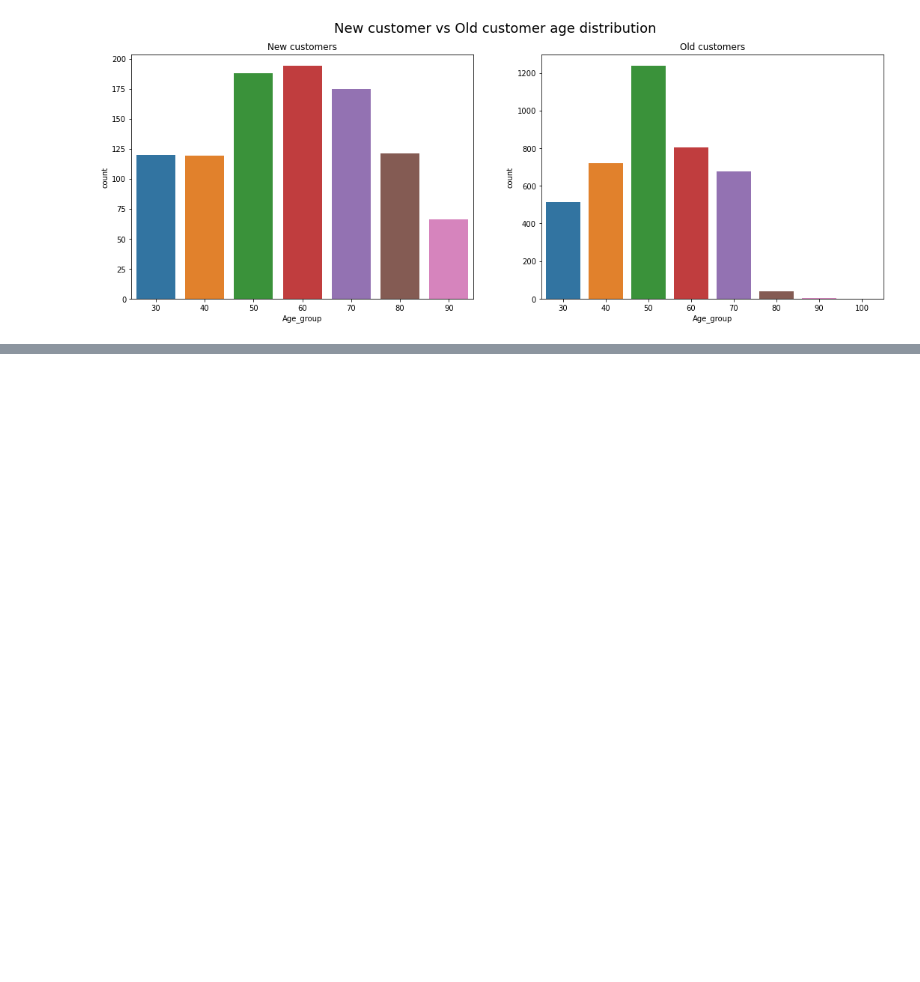
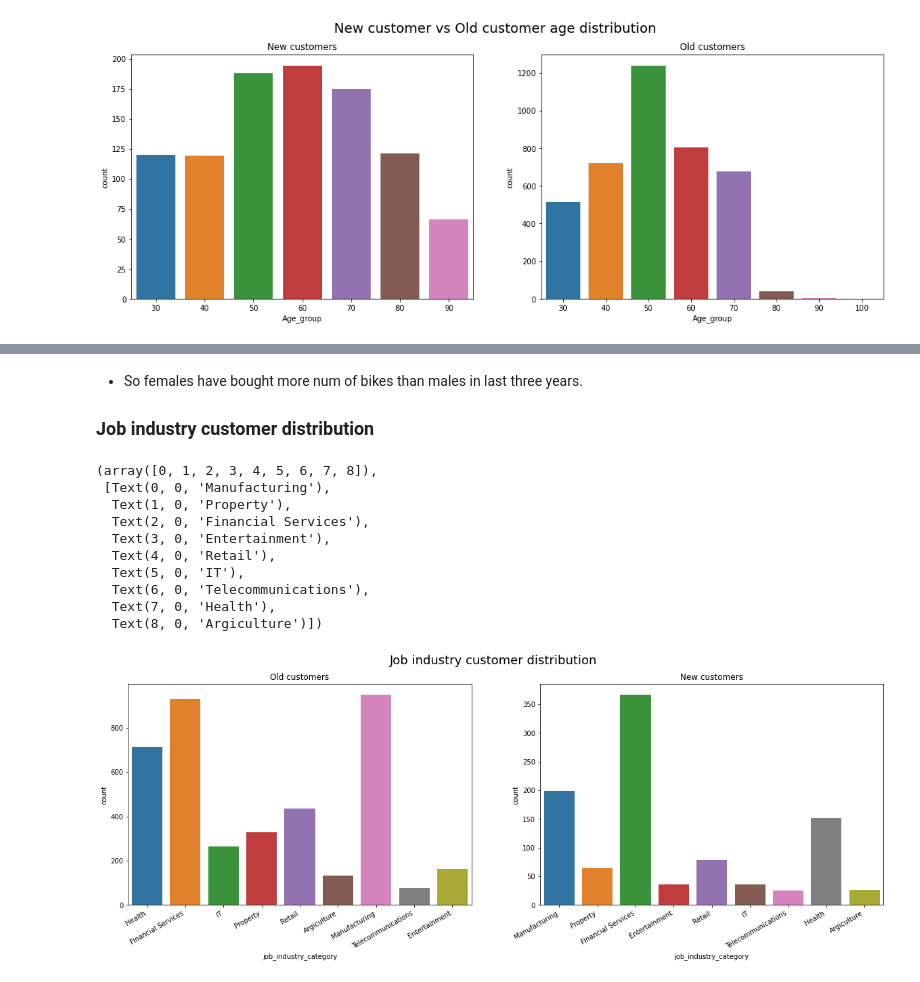
Before and after one commit to Jagadeeshkumaryanda/Customer_Segmentation_Analysis, a Jupyter notebook: Exploratory Data Analysis.ipynb, the cells around one changed output, grey strips where cells are left out. Cells and saved outputs as stored; diff of their text form; code cells hidden in the pictures; blank space fills up the shorter version.

```diff
--- a/Exploratory Data Analysis.ipynb
+++ b/Exploratory Data Analysis.ipynb
@@ -117,0 +144,29 @@ Text(0.5, 1.0, 'Old customers')
+# %% [markdown]
+* So females have bought more num of bikes than males in last three years.
+
+### Job industry customer distribution
+# %%
+plt.figure(figsize=(20,6))
+plt.suptitle("Job industry customer distribution",fontsize=18)
+
+plt.subplot(1,2,1)
+sns.countplot(cust_data['job_industry_category'])
+plt.title("Old customers")
+plt.xticks(rotation=30, ha='right')
+
+plt.subplot(1,2,2)
+sns.countplot(newcust_list['job_industry_category'])
+plt.title("New customers")
+plt.xticks(rotation=30, ha='right')
+# %% [output]
+(array([0, 1, 2, 3, 4, 5, 6, 7, 8]),
+ [Text(0, 0, 'Manufacturing'),
+  Text(1, 0, 'Property'),
+  Text(2, 0, 'Financial Services'),
+  Text(3, 0, 'Entertainment'),
+  Text(4, 0, 'Retail'),
+  Text(5, 0, 'IT'),
+  Text(6, 0, 'Telecommunications'),
+  Text(7, 0, 'Health'),
+  Text(8, 0, 'Argiculture')])
+[figure, added]
```
Also changed, not shown: parts of 10 cells of this notebook.
